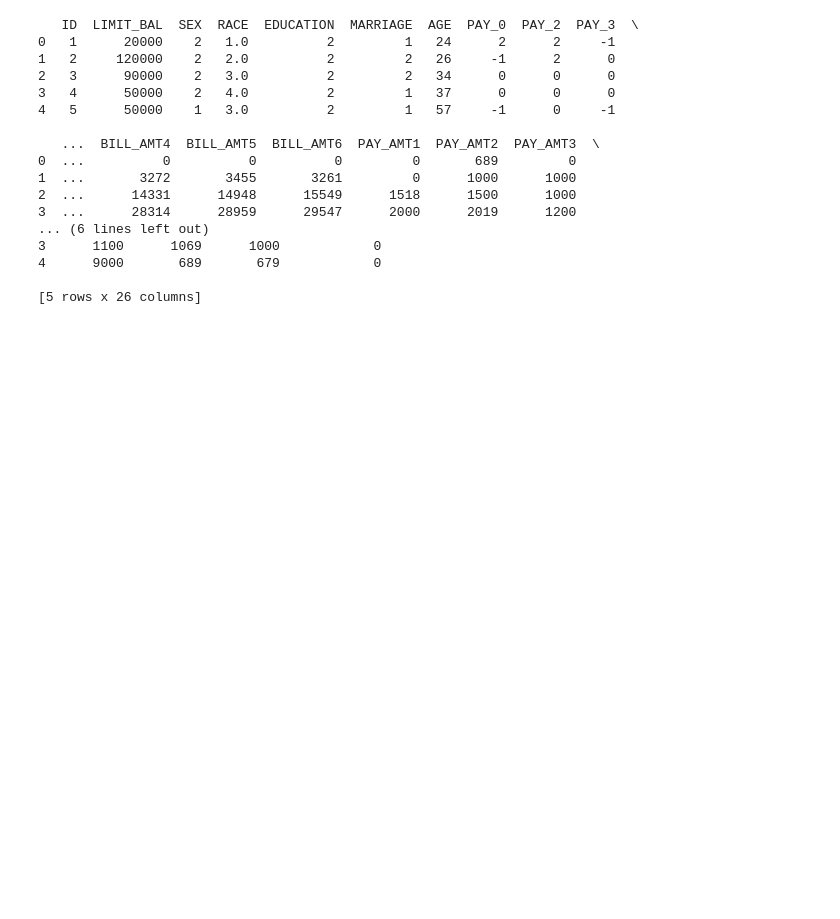
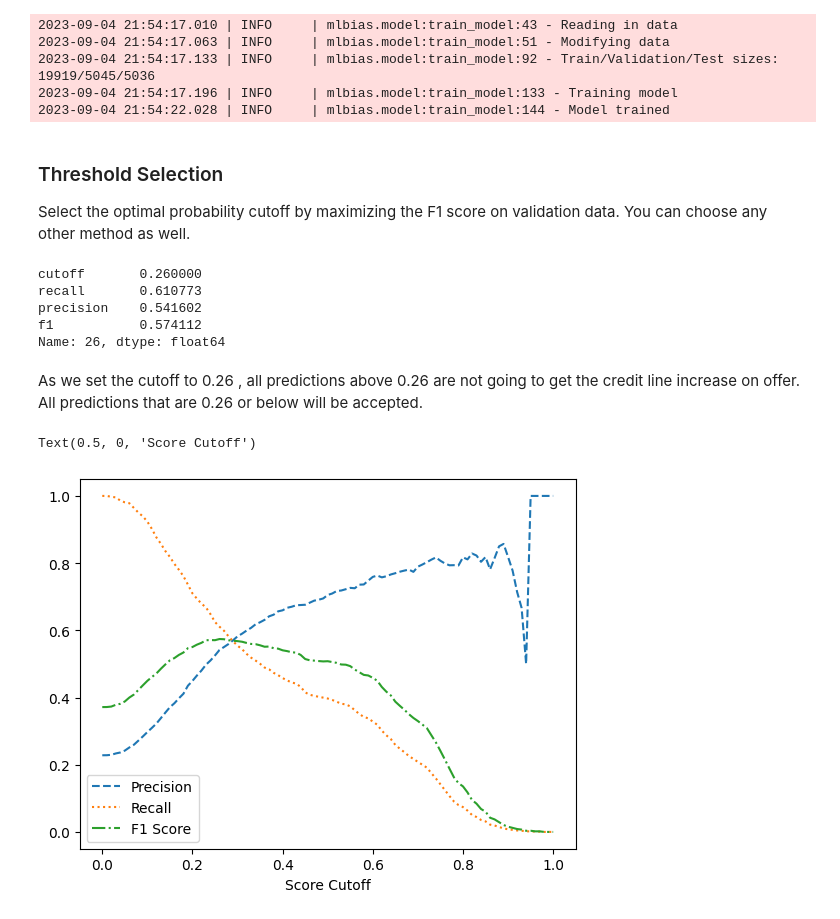
Before and after one commit to anilkumarpanda/ing_connect_fairness, a Jupyter notebook: notebooks/workshop.ipynb, the cells around one changed output. Drawn from its saved outputs; the diff is of its cells as text; code cells hidden in the pictures; blank space fills up the shorter version.

Commit message:
Added cutoff

```diff
--- a/notebooks/workshop.ipynb
+++ b/notebooks/workshop.ipynb
@@ -17,20 +21,45 @@ from mlbias.model import train_model
 # %%
-train_model(data='../data/credit_line_increase.csv')
+train, valid, test = train_model(data='../data/credit_line_increase.csv')
 # %% [output]
-   ID  LIMIT_BAL  SEX  RACE  EDUCATION  MARRIAGE  AGE  PAY_0  PAY_2  PAY_3  \
-0   1      20000    2   1.0          2         1   24      2      2     -1
-1   2     120000    2   2.0          2         2   26     -1      2      0
-2   3      90000    2   3.0          2         2   34      0      0      0
-3   4      50000    2   4.0          2         1   37      0      0      0
-4   5      50000    1   3.0          2         1   57     -1      0     -1
-
-   ...  BILL_AMT4  BILL_AMT5  BILL_AMT6  PAY_AMT1  PAY_AMT2  PAY_AMT3  \
-0  ...          0          0          0         0       689         0
-1  ...       3272       3455       3261         0      1000      1000
-2  ...      14331      14948      15549      1518      1500      1000
-3  ...      28314      28959      29547      2000      2019      1200
-... (6 lines left out)
-3      1100      1069      1000            0
-4      9000       689       679            0
-
-[5 rows x 26 columns]
+2023-09-04 21:54:17.010 | INFO     | mlbias.model:train_model:43 - Reading in data
+2023-09-04 21:54:17.063 | INFO     | mlbias.model:train_model:51 - Modifying data
+2023-09-04 21:54:17.133 | INFO     | mlbias.model:train_model:92 - Train/Validation/Test sizes: 19919/5045/5036
+2023-09-04 21:54:17.196 | INFO     | mlbias.model:train_model:133 - Training model
+2023-09-04 21:54:22.028 | INFO     | mlbias.model:train_model:144 - Model trained
+# %%
+# Define variables for further use
+id_col = 'ID'
+groups = ['SEX', 'RACE', 'EDUCATION', 'MARRIAGE', 'AGE']
+target = 'DELINQ_NEXT'
+features = [col for col in train.columns if col not in groups + [id_col, target]]
+# %% [markdown]
+### Threshold Selection
+Select the optimal probability cutoff by maximizing the F1 score on validation data.
+You can choose any other method as well.
+# %%
+model_metrics = perf_metrics(y_true=valid[target], y_score=valid[f'p_{target}'])
+model_metrics.loc[model_metrics['f1'].idxmax()]
+# %% [output]
+cutoff       0.260000
+recall       0.610773
+precision    0.541602
+f1           0.574112
+Name: 26, dtype: float64
+# %% [markdown]
+As we set the cutoff to 0.26 , all predictions above 0.26 are not going to get the credit line increase on offer. All predictions that are 0.26 or below will be accepted.
+# %%
+# Since the Disparate Impact Analysis(DIA) analysis will focus on model outcomes
+# (rather than scores), choose a cutoff in probability space.
+
+best_cut = model_metrics.loc[model_metrics['f1'].idxmax(), 'cutoff']
+best_cut_original = best_cut
+
+fig, ax = plt.subplots()
+ax.plot(model_metrics['cutoff'], model_metrics['precision'], label='Precision',linestyle='--')
+ax.plot(model_metrics['cutoff'], model_metrics['recall'], label='Recall',linestyle=':')
+ax.plot(model_metrics['cutoff'], model_metrics['f1'], label='F1 Score',linestyle='-.')
+ax.legend(loc=3)
+ax.set_xlabel('Score Cutoff')
+# %% [output]
+Text(0.5, 0, 'Score Cutoff')
+[figure, added]
```
Also changed, not shown: parts of 3 cells of this notebook, 1 other file.
